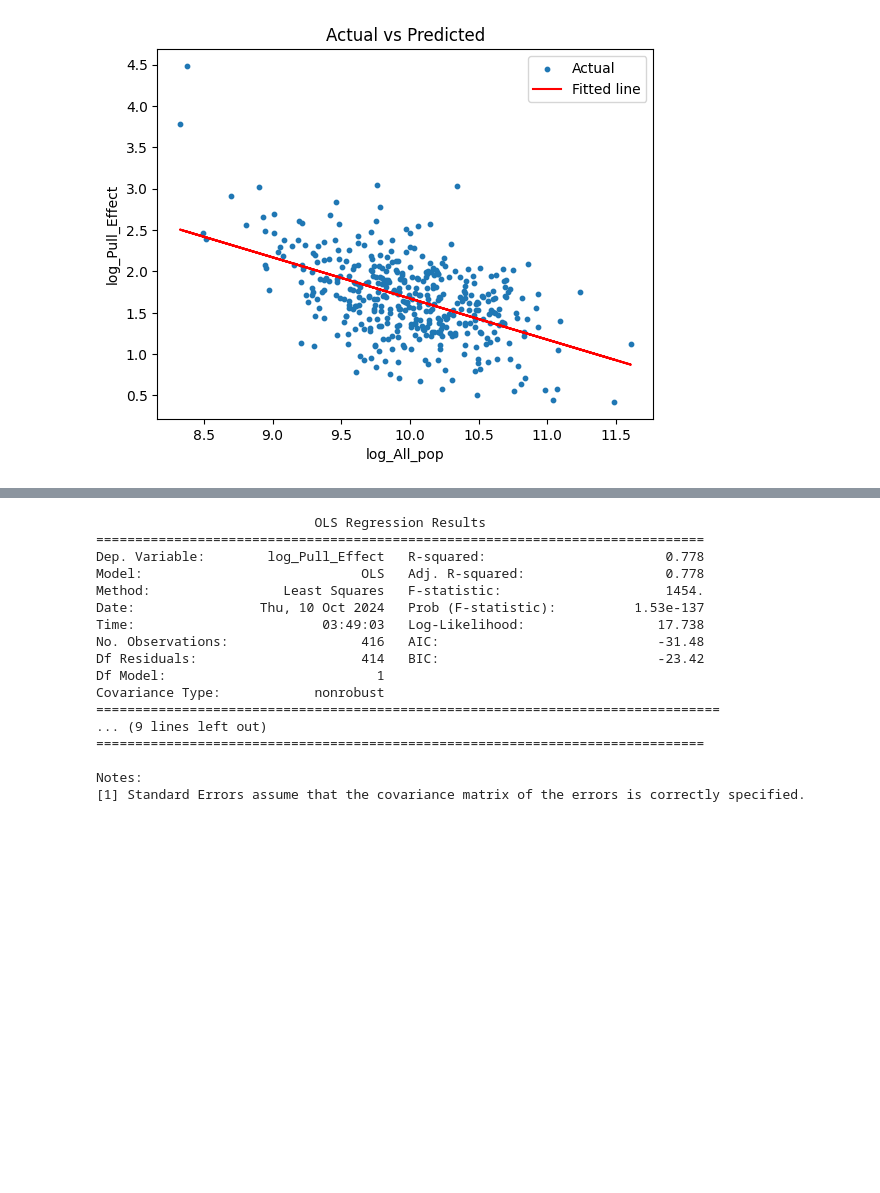
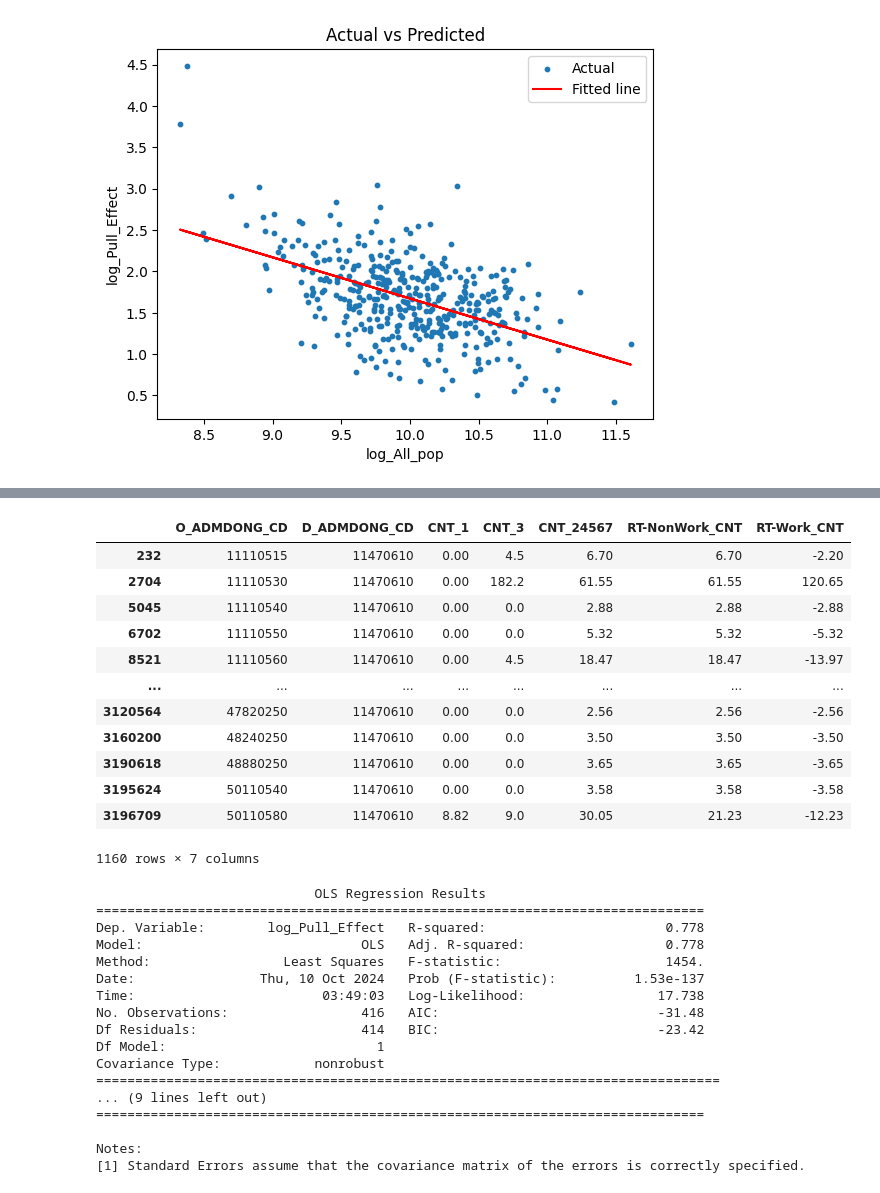
Before and after one commit to jieun0441/XMC, a Jupyter notebook: M-B_Self_containment Calculation_dong_ver2.ipynb, the cells around one changed output, grey strips where cells are left out. Saved outputs shown, nothing was run; the diff lists cells and outputs as text; code cells hidden in the pictures; blank space fills up the shorter version.

Commit message:
Added some exploration of outliers

```diff
--- a/M-B_Self_containment Calculation_dong_ver2.ipynb
+++ b/M-B_Self_containment Calculation_dong_ver2.ipynb
@@ -1023,3 +1030,6 @@ Try using .loc[row_indexer,col_indexer] = value instead
 See the caveats in the documentation: https://pandas.pydata.org/pandas-docs/stable/user_guide/indexing.html#returning-a-view-versus-a-copy
   merged_df_Seoul['predicted'] = results.predict(X)
 [figure]
+# %%
+#@title exploring: The two outliers on the left top
+df = pd.read_csv("/content/drive/MyDrive/FMC_Data/M_B_dong_Aggregated_noNan/aggregated_Dong-Dong count_2023_03_ver2.csv")
@@ -1025,0 +1045,7 @@ See the caveats in the documentation: https://pandas.pydata.org/pandas-docs/stab
+# %%
+# 양천구 신월6동이 destination인 데이터 filtering
+df_11470610 = df.loc[df['D_ADMDONG_CD'] == 11470610, :]
+# 1: Going to Work, 2 : Going to School, 3: Going back to home, 4: Shopping, 5: Sightseeing/Tourism, 6: Hospital, 7: Others
+columns_to_sum = ['CNT_1', 'CNT_3', 'CNT_24567', 'RT-NonWork_CNT', 'RT-Work_CNT']
+column_sums = df_11470610[columns_to_sum].sum()
+column_sums
@@ -1026 +1060,17 @@ See the caveats in the documentation: https://pandas.pydata.org/pandas-docs/stab
+# %%
+df_11470610.groupby(['D_ADMDONG_CD'])
+# %% [output]
+|  | O_ADMDONG_CD | D_ADMDONG_CD | CNT_1 | CNT_3 | CNT_24567 | RT-NonWork_CNT | RT-Work_CNT |
+| 232 | 11110515 | 11470610 | 0.00 | 4.5 | 6.70 | 6.70 | -2.20 |
+| 2704 | 11110530 | 11470610 | 0.00 | 182.2 | 61.55 | 61.55 | 120.65 |
+| 5045 | 11110540 | 11470610 | 0.00 | 0.0 | 2.88 | 2.88 | -2.88 |
+| 6702 | 11110550 | 11470610 | 0.00 | 0.0 | 5.32 | 5.32 | -5.32 |
+| 8521 | 11110560 | 11470610 | 0.00 | 4.5 | 18.47 | 18.47 | -13.97 |
+| ... | ... | ... | ... | ... | ... | ... | ... |
+| 3120564 | 47820250 | 11470610 | 0.00 | 0.0 | 2.56 | 2.56 | -2.56 |
+| 3160200 | 48240250 | 11470610 | 0.00 | 0.0 | 3.50 | 3.50 | -3.50 |
+| 3190618 | 48880250 | 11470610 | 0.00 | 0.0 | 3.65 | 3.65 | -3.65 |
+| 3195624 | 50110540 | 11470610 | 0.00 | 0.0 | 3.58 | 3.58 | -3.58 |
+| 3196709 | 50110580 | 11470610 | 8.82 | 9.0 | 30.05 | 21.23 | -12.23 |
+1160 rows × 7 columns
 # %%
```
Also changed, not shown: parts of 13 cells of this notebook.
